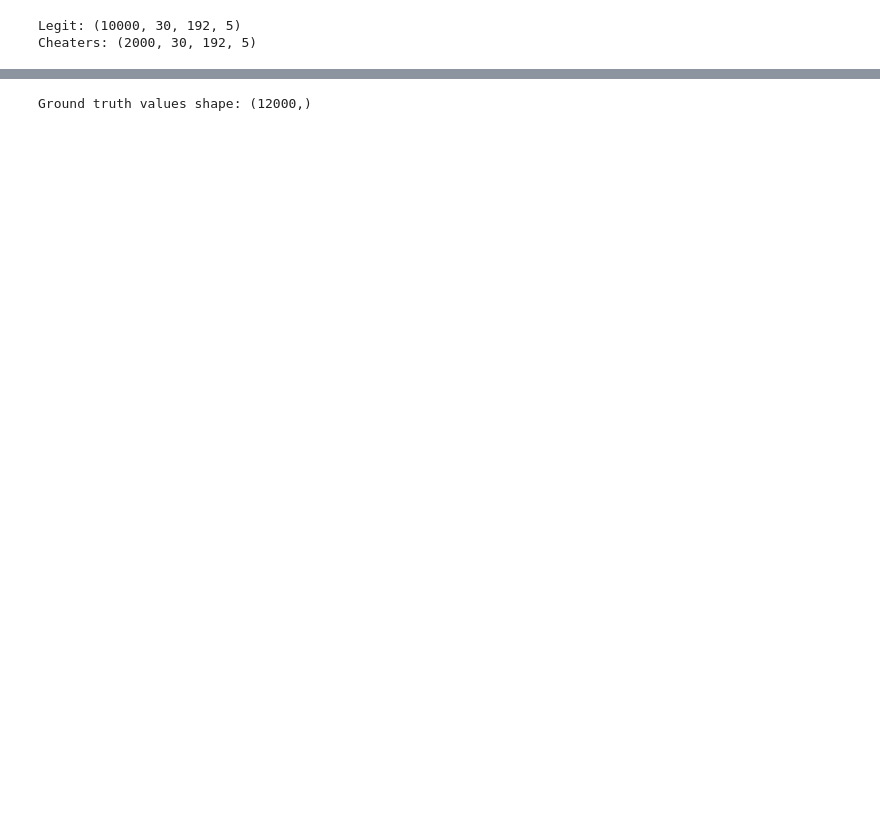
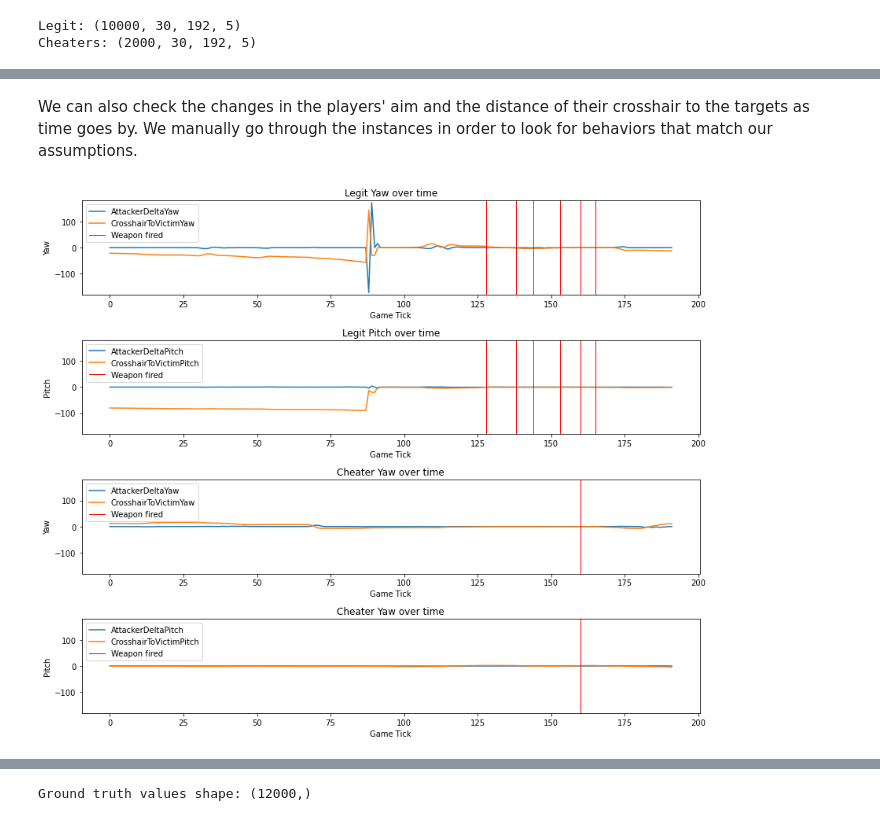
Before and after one commit to Janicon/stintsy-csgo, a Jupyter notebook: STINSTY MP.ipynb, the cells around one changed output, grey strips where cells are left out. Cells and saved outputs as stored; diff of their text form; code cells hidden in the pictures; blank space fills up the shorter version.

```diff
--- a/STINSTY MP.ipynb
+++ b/STINSTY MP.ipynb
@@ -94,0 +158,61 @@ TODO:
+# %% [markdown]
+We can also check the changes in the players' aim and the distance of their crosshair to the targets as time goes by. We manually go through the instances in order to look for behaviors that match our assumptions.
+# %%
+# Gets specific player engagement
+# Legit range [0:9999][0:29]
+# Cheater range [0:1999][0:29]
+legit = legit_data[0, 0, :, :]
+cheater = cheaters_data[0, 0, :, :]
+
+legit_firing = np.where(legit[:, 4] == 1)
+cheater_firing = np.where(cheater[:, 4] == 1)
+
+fig = plt.figure(figsize=(12,10))
+
+ax1 = fig.add_subplot(411)
+ax1.set_title('Legit Yaw over time')
+plt.plot(legit[:, 0], label='AttackerDeltaYaw')
+plt.plot(legit[:, 2], label='CrosshairToVictimYaw')
+[plt.axvline(x, linewidth=1, color='r') for x in legit_firing[0]]
+ax1.lines[-1].set_label('Weapon fired')
+ax1.set_ylim([-180, 180])
+ax1.set_xlabel('Game Tick')
+ax1.set_ylabel('Yaw')
+plt.legend(loc='upper left')
+
+ax2 = fig.add_subplot(412)
+ax2.set_title('Legit Pitch over time')
+plt.plot(legit[:, 1], label='AttackerDeltaPitch')
+plt.plot(legit[:, 3], label='CrosshairToVictimPitch')
+[plt.axvline(x, linewidth=1, color='r') for x in legit_firing[0]]
+ax2.lines[-1].set_label('Weapon fired')
+ax2.set_ylim([-180, 180])
+ax2.set_xlabel('Game Tick')
+ax2.set_ylabel('Pitch')
+plt.legend(loc='upper left')
+
+ax3 = fig.add_subplot(413)
+ax3.set_title('Cheater Yaw over time')
+plt.plot(cheater[:, 0], label='AttackerDeltaYaw')
+plt.plot(cheater[:, 2], label='CrosshairToVictimYaw')
+[plt.axvline(x, linewidth=1, color='r') for x in cheater_firing[0]]
+ax3.lines[-1].set_label('Weapon fired')
+ax3.set_ylim([-180, 180])
+ax3.set_xlabel('Game Tick')
+ax3.set_ylabel('Yaw')
+plt.legend(loc='upper left')
+
+ax4 = fig.add_subplot(414)
+ax4.set_title('Cheater Yaw over time')
+plt.plot(cheater[:, 1], label='AttackerDeltaPitch')
+plt.plot(cheater[:, 3], label='CrosshairToVictimPitch')
+[plt.axvline(x, linewidth=1, color='r') for x in cheater_firing[0]]
+ax4.lines[-1].set_label('Weapon fired')
+ax4.set_ylim([-180, 180])
+ax4.set_xlabel('Game Tick')
+ax4.set_ylabel('Pitch')
+plt.legend(loc='upper left')
+
+fig.tight_layout()
+# %% [output]
+[figure, added]
```
Also changed, not shown: parts of 144 cells of this notebook.
